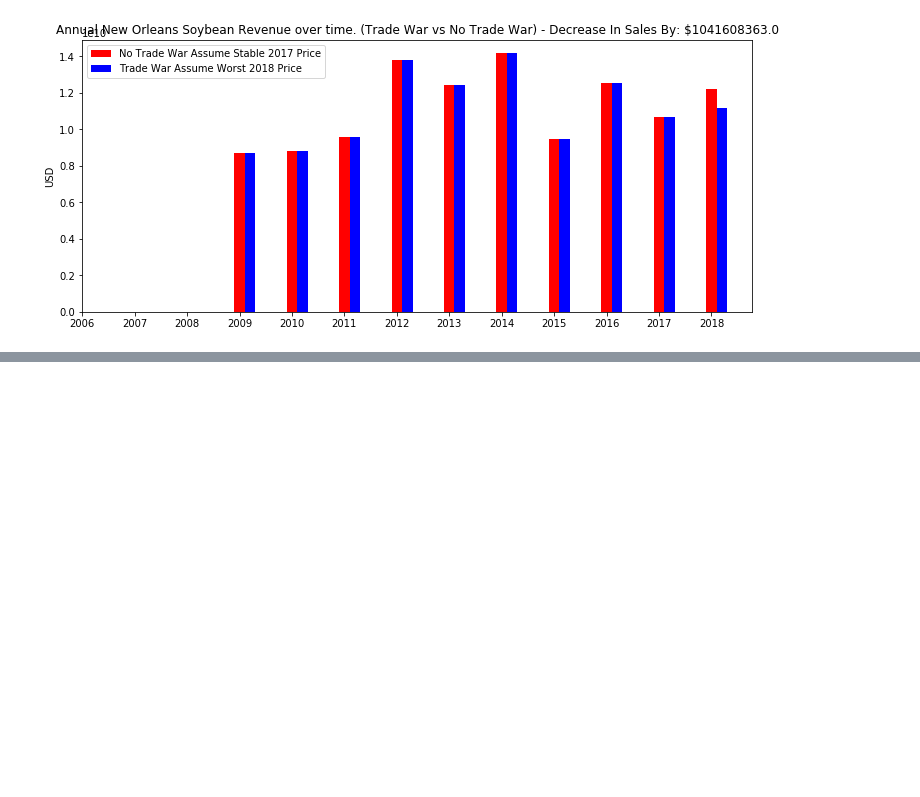
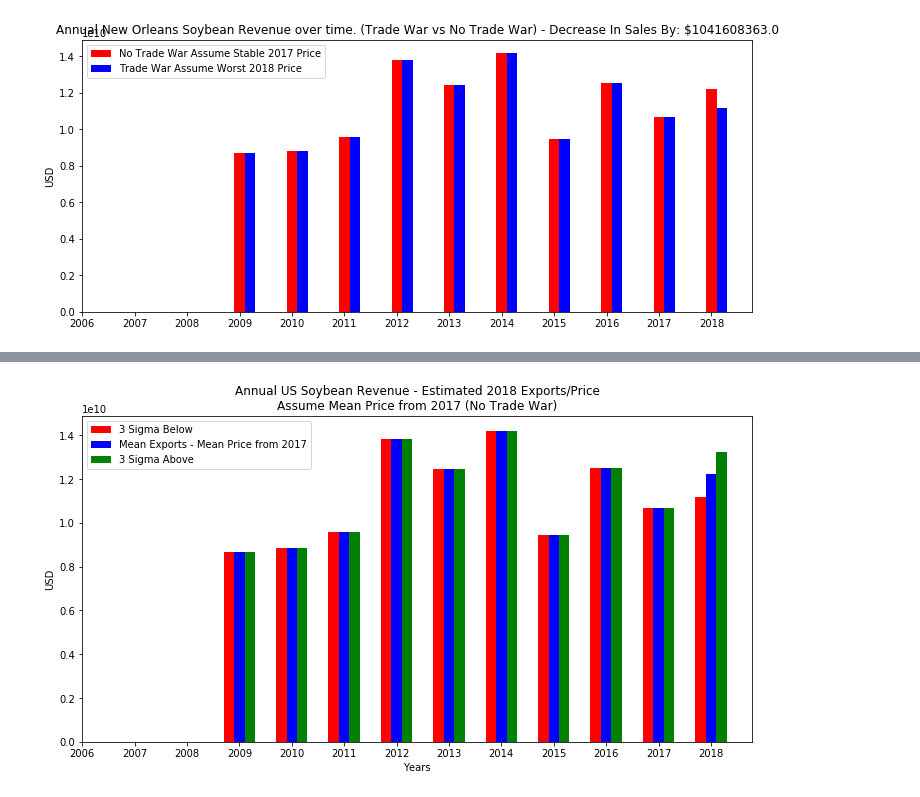
Before and after one commit to mattbichay/data_challenge, a Jupyter notebook: DataChallenge.ipynb, the cells around one changed output, grey strips where cells are left out. Drawn from its saved outputs; the diff is of its cells as text; code cells hidden in the pictures; blank space fills up the shorter version.

```diff
--- a/DataChallenge.ipynb
+++ b/DataChallenge.ipynb
@@ -317,17 +329,20 @@ plt.show()
 # %%
-plt.figure(figsize=(12,5))
+plt.figure(figsize=(12,6))
 ax = plt.subplot(111)
 ax.bar(y_pos-0.2, annual_sales_with_2018_sigma3_min,width=0.2,color='r',align='center', label='3 Sigma Below')
-ax.bar(y_pos, annual_sales_with_2018_assume_2017,width=0.2,color='b',align='center', label='No Trade War Assume Stable 2017 Price')
+ax.bar(y_pos, annual_sales_with_2018_assume_2017,width=0.2,color='b',align='center', label='Mean Exports - Mean Price from 2017')
 ax.bar(y_pos+0.2, annual_sales_with_2018_sigma3_max,width=0.2,color='g',align='center', label='3 Sigma Above')
 plt.xticks(y_pos, years)
 plt.ylabel('USD')
-plt.title('Annual New Orleans Soybean Revenue over time\nNo Trade War, 3 Sigma')
+plt.xlabel('Years')
+plt.title('Annual US Soybean Revenue - Estimated 2018 Exports/Price\nAssume Mean Price from 2017 (No Trade War)')
 h1, l1 = ax.get_legend_handles_labels()
 
 plt.legend(h1, l1, loc=2)
 
 plt.show()
+# %% [output]
+[figure, added]
 # %%
 sigma1_max = (intercept+stddev_1s) + slope*2018
 sigma1_min = (intercept-stddev_1s) + slope*2018
```
Also changed, not shown: parts of 17 cells of this notebook.
